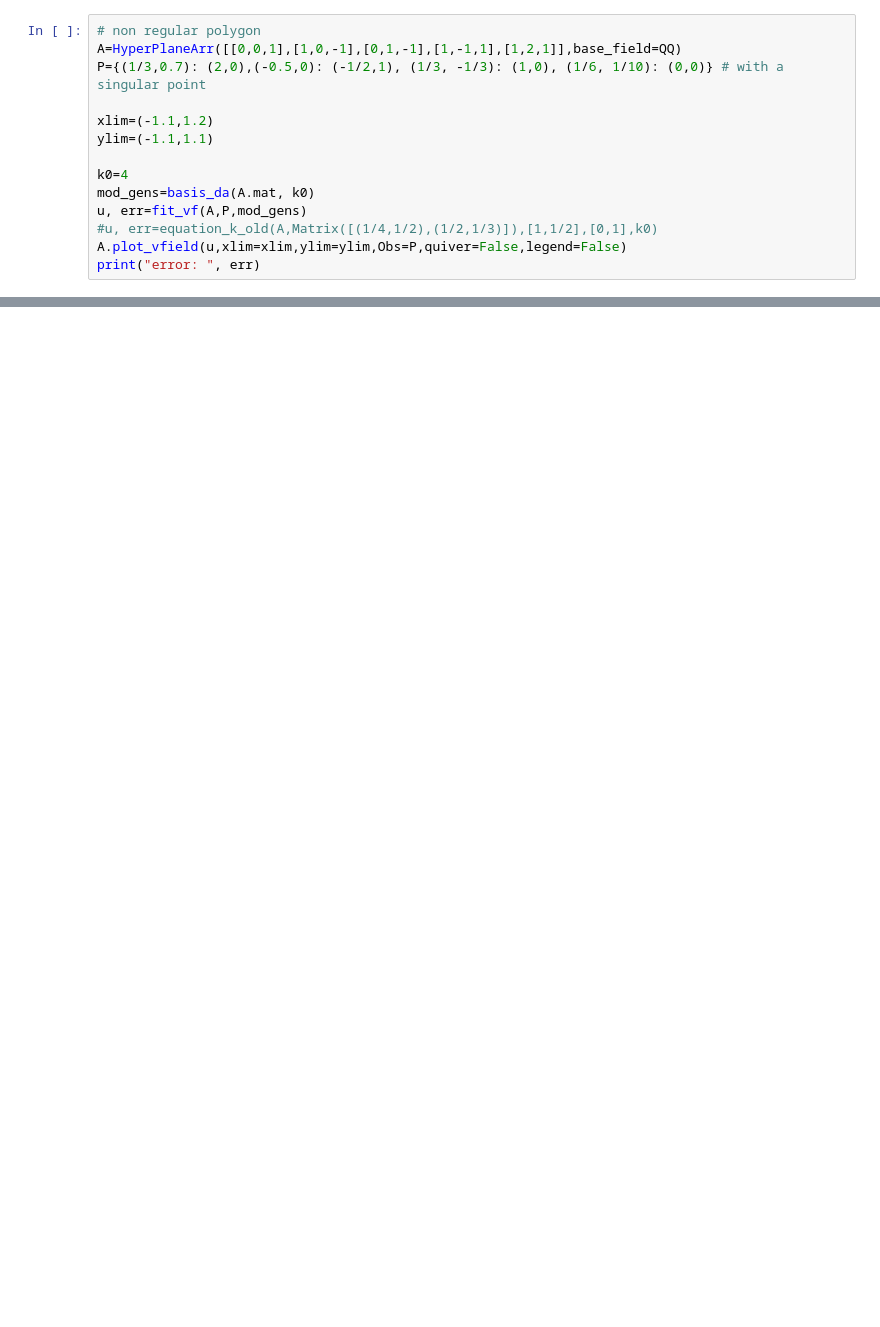
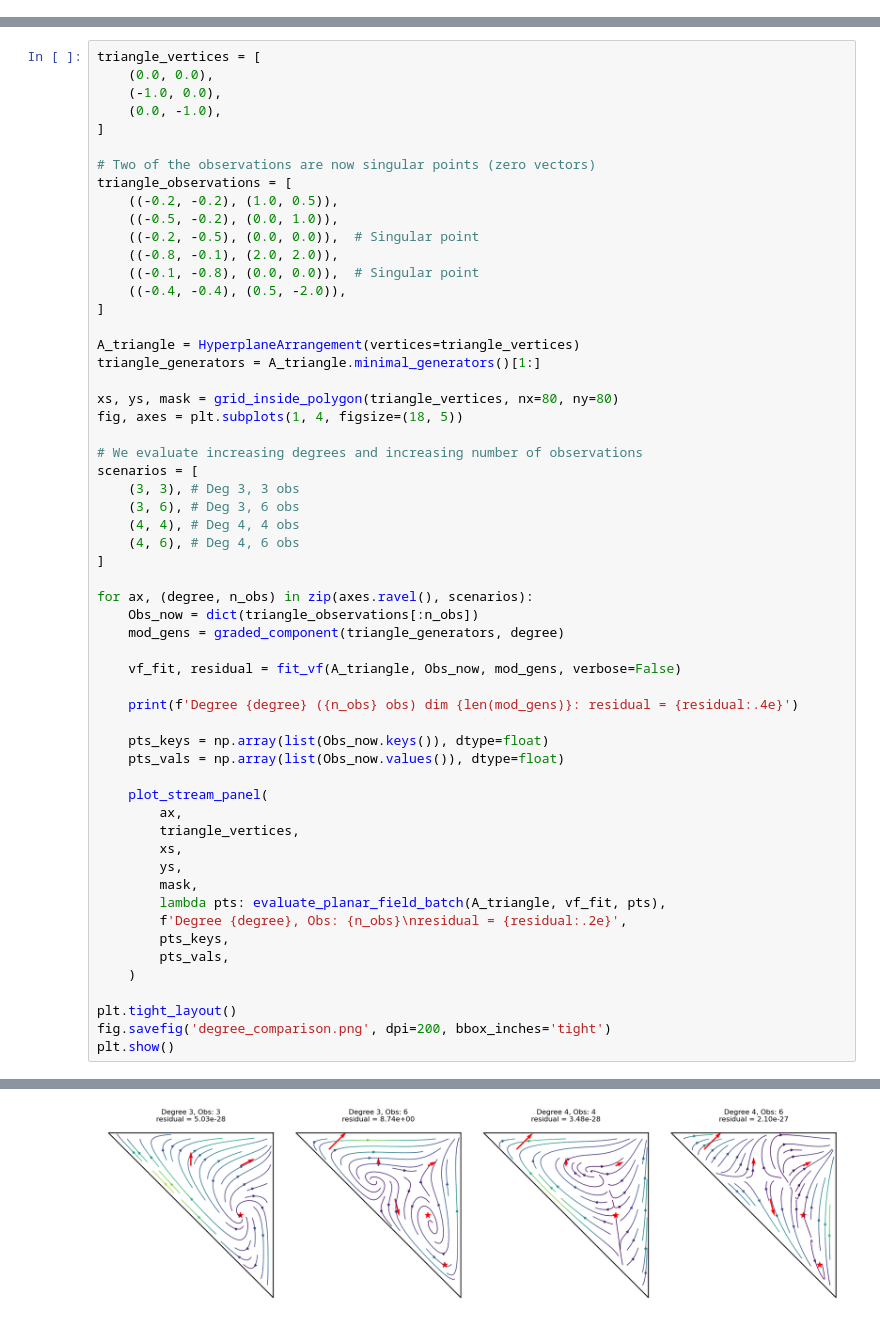
Before and after one commit to shizuo-kaji/HyperPlaneArrangementSAGE, a Jupyter notebook: vector_field_reconstruction.ipynb, the cells around one changed output, grey strips where cells are left out. Cells and saved outputs as stored; diff of their text form; blank space fills up the shorter version.

```diff
--- a/vector_field_reconstruction.ipynb
+++ b/vector_field_reconstruction.ipynb
@@ -343,14 +0,0 @@ HA[0][0]/HA[1][0]
-# %%
-# non regular polygon
-A=HyperPlaneArr([[0,0,1],[1,0,-1],[0,1,-1],[1,-1,1],[1,2,1]],base_field=QQ)
-P={(1/3,0.7): (2,0),(-0.5,0): (-1/2,1), (1/3, -1/3): (1,0), (1/6, 1/10): (0,0)} # with a singular point
-
-xlim=(-1.1,1.2)
-ylim=(-1.1,1.1)
-
-k0=4
-mod_gens=basis_da(A.mat, k0)
-u, err=fit_vf(A,P,mod_gens)
-#u, err=equation_k_old(A,Matrix([(1/4,1/2),(1/2,1/3)]),[1,1/2],[0,1],k0)
-A.plot_vfield(u,xlim=xlim,ylim=ylim,Obs=P,quiver=False,legend=False)
-print("error: ", err)
@@ -356,0 +337,58 @@ print("error: ", err)
+# %%
+triangle_vertices = [
+    (0.0, 0.0),
+    (-1.0, 0.0),
+    (0.0, -1.0),
+]
+
+# Two of the observations are now singular points (zero vectors)
+triangle_observations = [
+    ((-0.2, -0.2), (1.0, 0.5)),
+    ((-0.5, -0.2), (0.0, 1.0)),
+    ((-0.2, -0.5), (0.0, 0.0)),  # Singular point
+    ((-0.8, -0.1), (2.0, 2.0)),
+    ((-0.1, -0.8), (0.0, 0.0)),  # Singular point
+    ((-0.4, -0.4), (0.5, -2.0)),
+]
+
+A_triangle = HyperplaneArrangement(vertices=triangle_vertices)
+triangle_generators = A_triangle.minimal_generators()[1:]
+
+xs, ys, mask = grid_inside_polygon(triangle_vertices, nx=80, ny=80)
+fig, axes = plt.subplots(1, 4, figsize=(18, 5))
+
+# We evaluate increasing degrees and increasing number of observations
+scenarios = [
+    (3, 3), # Deg 3, 3 obs
+    (3, 6), # Deg 3, 6 obs
+    (4, 4), # Deg 4, 4 obs
+    (4, 6), # Deg 4, 6 obs
+]
+
+for ax, (degree, n_obs) in zip(axes.ravel(), scenarios):
+    Obs_now = dict(triangle_observations[:n_obs])
+    mod_gens = graded_component(triangle_generators, degree)
+
+    vf_fit, residual = fit_vf(A_triangle, Obs_now, mod_gens, verbose=False)
+
+    print(f'Degree {degree} ({n_obs} obs) dim {len(mod_gens)}: residual = {residual:.4e}')
+
+    pts_keys = np.array(list(Obs_now.keys()), dtype=float)
+    pts_vals = np.array(list(Obs_now.values()), dtype=float)
+
+    plot_stream_panel(
+        ax,
+        triangle_vertices,
+        xs,
+        ys,
+        mask,
+        lambda pts: evaluate_planar_field_batch(A_triangle, vf_fit, pts),
+        f'Degree {degree}, Obs: {n_obs}\nresidual = {residual:.2e}',
+        pts_keys,
+        pts_vals,
+    )
+
+plt.tight_layout()
+fig.savefig('degree_comparison.png', dpi=200, bbox_inches='tight')
+plt.show()
+# %% [output]
@@ -356,0 +399 @@ print("error: ", err)
+[figure, added]
```
Also changed, not shown: parts of 49 cells of this notebook, 10 other files.
